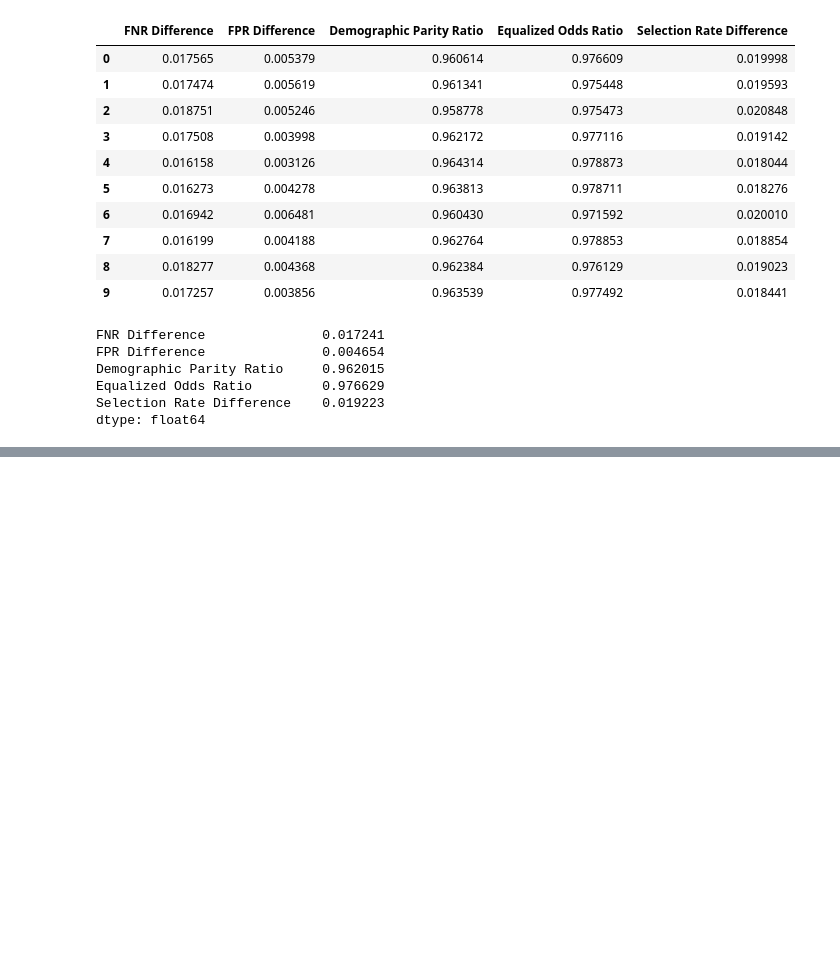
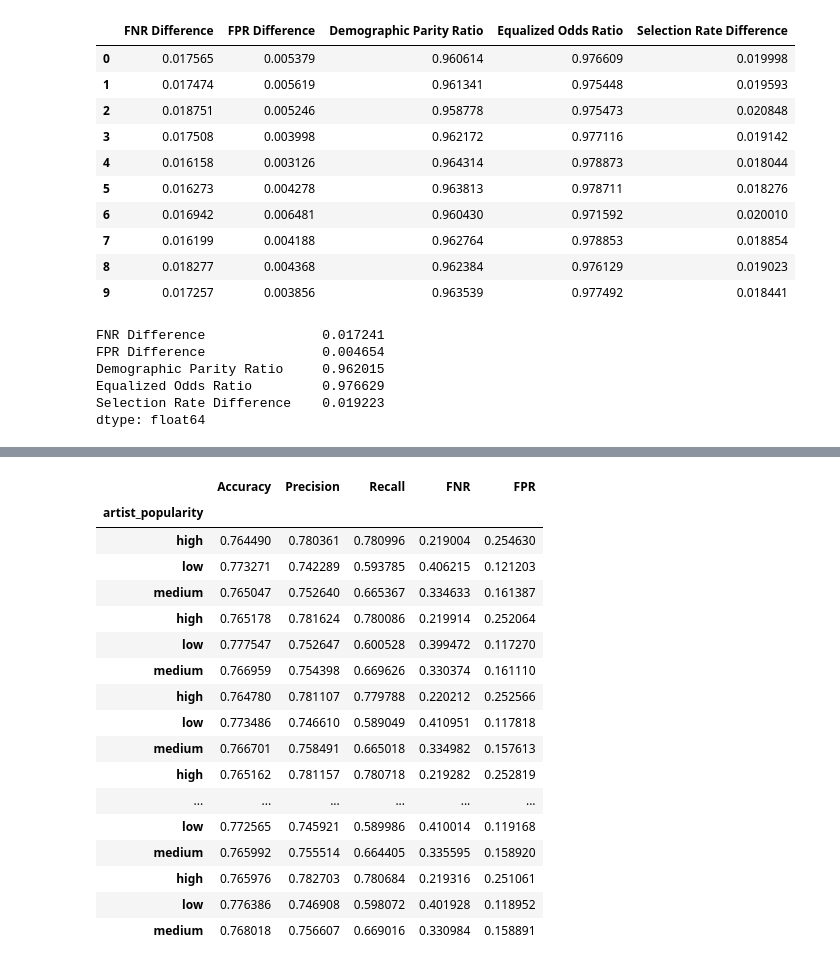
Before and after one commit to jeffgord/RAI-final, a Jupyter notebook: analysis.ipynb, the cells around one changed output, grey strips where cells are left out. Saved outputs shown, nothing was run; the diff lists cells and outputs as text; code cells hidden in the pictures; blank space fills up the shorter version.

```diff
--- a/analysis.ipynb
+++ b/analysis.ipynb
@@ -155,7 +241,7 @@ def get_fairness_metrics(y_true, y_pred, sensitive_features):
 # %%
 # Fairness metrics
-fairness_metrics = []
+gender_fairness_metrics = []
 
-for df in filtered_dfs:
-    fairness_metrics.append(get_fairness_metrics(df['target'], df['prediction'], df['artist_gender']))
+for df in gender_filtered_dfs:
+    gender_fairness_metrics.append(get_fairness_metrics(df['target'], df['prediction'], df['artist_gender']))
 # %%
@@ -184,0 +275,12 @@ dtype: float64
+# %%
+# Proportion of positive predictions by popularity
+counts_list = []
+
+for df in merged_dfs:
+    counts = df[df['prediction'] == 1].groupby('artist_popularity').size()
+    counts_list.append(counts)
+
+average = pd.concat(counts_list, axis=1).mean(axis=1)
+
+percent = (average / average.sum()) * 100
+print(percent)
@@ -184,0 +289,10 @@ dtype: float64
+# %%
+# Within popularity, proportion of positive predictions
+value_counts_list = []
+
+for df in merged_dfs:
+    value_counts = df.groupby('artist_popularity')['prediction'].value_counts(normalize=True)
+    value_counts_list.append(value_counts)
+
+average_value_counts = pd.concat(value_counts_list, axis=1).mean(axis=1)
+average_value_counts
@@ -184,0 +308,34 @@ dtype: float64
+# %%
+# Performance Metrics
+popularity_metric_frames = []
+
+for df in merged_dfs:
+    metric_frame = MetricFrame(
+        metrics=performance_metrics,
+        y_true=df['target'],
+        y_pred=df['prediction'],
+        sensitive_features=df['artist_popularity']
+    )
+    popularity_metric_frames.append(metric_frame)
+
+by_popularity = pd.concat([pmf.by_group for pmf in popularity_metric_frames])
+by_popularity
+# %% [output]
+|  | Accuracy | Precision | Recall | FNR | FPR |
+| artist_popularity |  |  |  |  |  |
+| high | 0.764490 | 0.780361 | 0.780996 | 0.219004 | 0.254630 |
+| low | 0.773271 | 0.742289 | 0.593785 | 0.406215 | 0.121203 |
+| medium | 0.765047 | 0.752640 | 0.665367 | 0.334633 | 0.161387 |
+| high | 0.765178 | 0.781624 | 0.780086 | 0.219914 | 0.252064 |
+| low | 0.777547 | 0.752647 | 0.600528 | 0.399472 | 0.117270 |
+| medium | 0.766959 | 0.754398 | 0.669626 | 0.330374 | 0.161110 |
+| high | 0.764780 | 0.781107 | 0.779788 | 0.220212 | 0.252566 |
+| low | 0.773486 | 0.746610 | 0.589049 | 0.410951 | 0.117818 |
+| medium | 0.766701 | 0.758491 | 0.665018 | 0.334982 | 0.157613 |
+| high | 0.765162 | 0.781157 | 0.780718 | 0.219282 | 0.252819 |
+| ... | ... | ... | ... | ... | ... |
+| low | 0.772565 | 0.745921 | 0.589986 | 0.410014 | 0.119168 |
+| medium | 0.765992 | 0.755514 | 0.664405 | 0.335595 | 0.158920 |
+| high | 0.765976 | 0.782703 | 0.780684 | 0.219316 | 0.251061 |
+| low | 0.776386 | 0.746908 | 0.598072 | 0.401928 | 0.118952 |
+| medium | 0.768018 | 0.756607 | 0.669016 | 0.330984 | 0.158891 |
```
Also changed, not shown: parts of 30 cells of this notebook.
